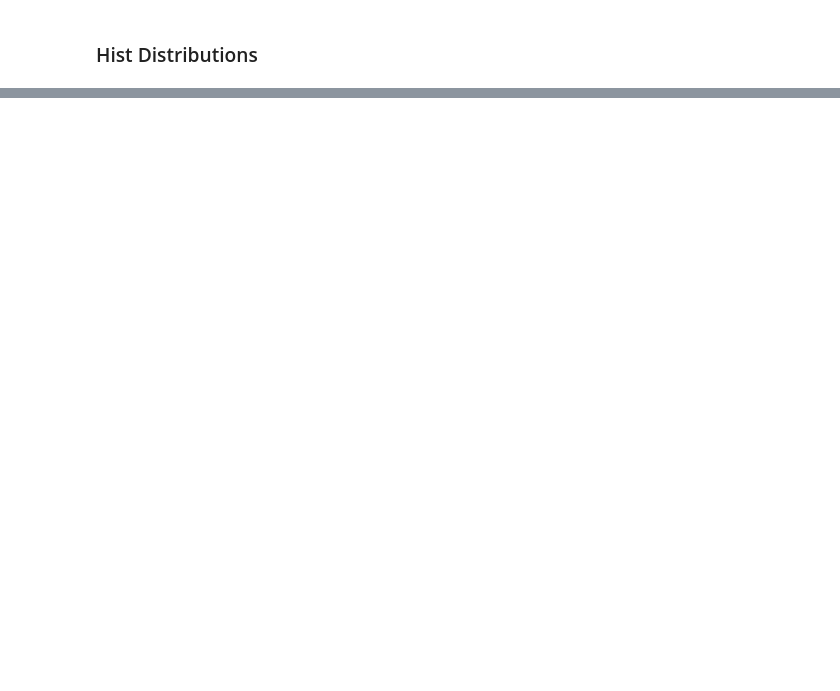
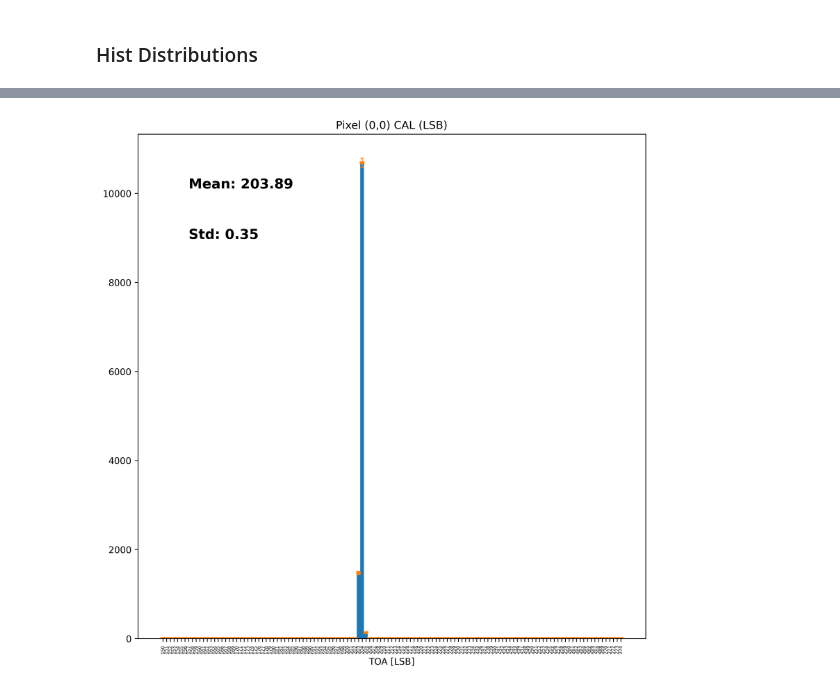
Before and after one commit to cbeiraod/ETROC-Analysis, a Jupyter notebook: Single_Pixel_Qinj_Mapping.ipynb, the cells around one changed output, grey strips where cells are left out. Drawn from its saved outputs; the diff is of its cells as text; code cells hidden in the pictures; blank space fills up the shorter version.

```diff
--- a/Single_Pixel_Qinj_Mapping.ipynb
+++ b/Single_Pixel_Qinj_Mapping.ipynb
@@ -1088,0 +1192,15 @@ plt.show()
+# %%
+fig = plt.figure(dpi=300, figsize=(10,10))
+gs = fig.add_gridspec(1,1)
+ax = fig.add_subplot(gs[0,0])
+ax.set_title(f"Pixel ({0},{0}) CAL (LSB)")
+h[0][0].project("TOA").plot1d(ax=ax, lw=1, histtype="fill")
+h[0][0].project("TOA").plot1d(ax=ax, lw=1, marker='.', histtype="errorbar", fillstyle='full', xerr=True, capsize=2, markersize=5)
+# h[0][0].project("TOA").plot1d(ax=ax, lw=1)
+ax.set_xticks(ax.get_xticks(),ax.get_xticklabels(), rotation='vertical', size=5)
+ax.text(0.1, 0.9, f"Mean: {TOA_mean[0,0]:.2f}", ha="left", va="center", fontweight="bold", c="black", size=15, transform=ax.transAxes)
+ax.text(0.1, 0.8, f"Std: {TOA_std[0,0]:.2f}", ha="left", va="center", fontweight="bold", c="black", size=15, transform=ax.transAxes)
+plt.savefig("figures/singlePixel_TOA_0_0.pdf")
+plt.show()
+# %% [output]
+[figure, added]
```
Also changed, not shown: parts of 17 cells of this notebook, 40 other files.
